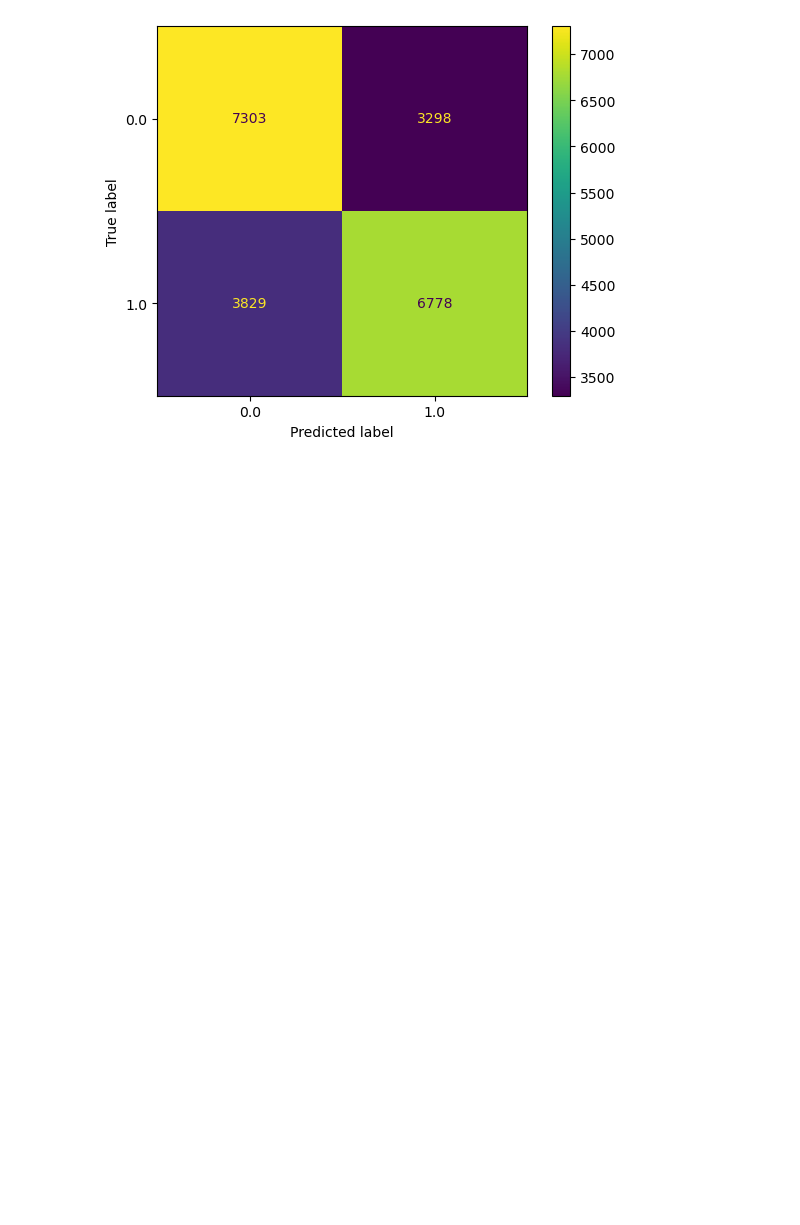
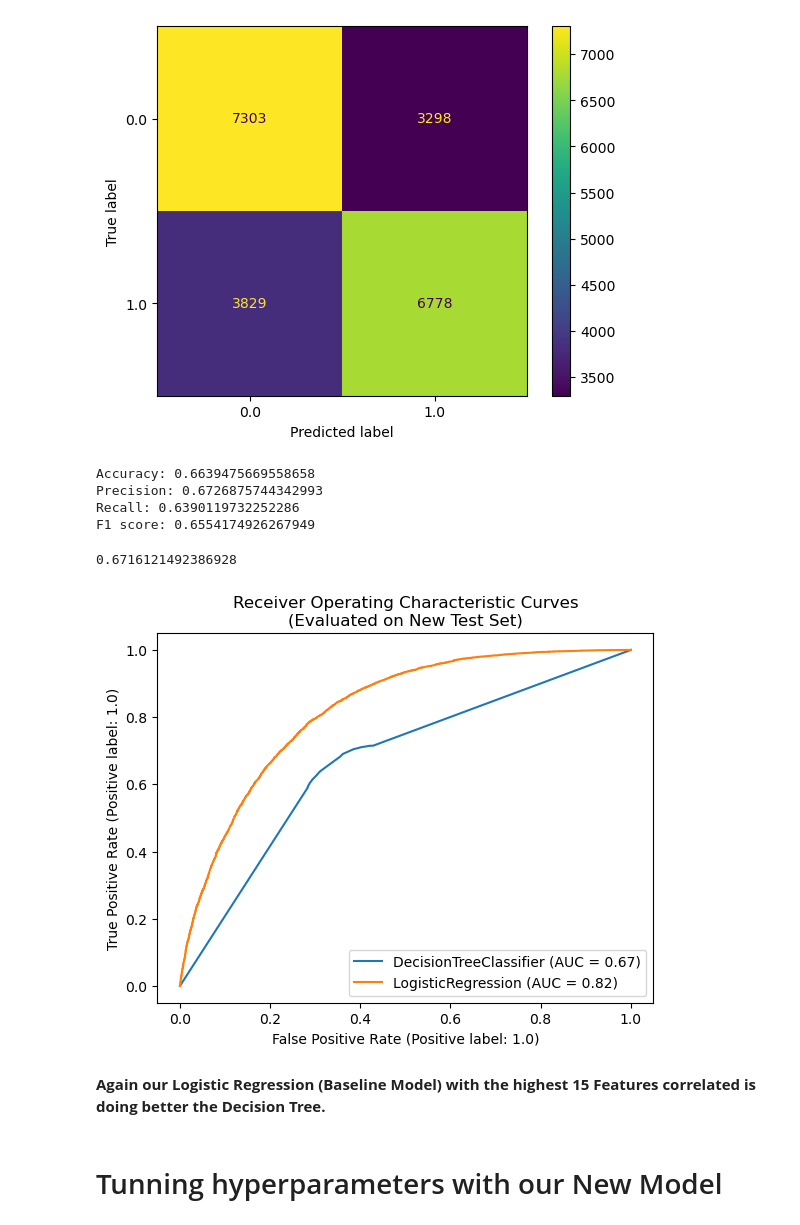
Before and after one commit to gloriapintado/Diabetes_Prediction, a Jupyter notebook: Final_notebook.ipynb, the cells around one changed output. Cells and saved outputs as stored; diff of their text form; code cells hidden in the pictures; blank space fills up the shorter version.

```diff
--- a/Final_notebook.ipynb
+++ b/Final_notebook.ipynb
@@ -577,3 +618,42 @@ DecisionTreeClassifier(random_state=42)
 ConfusionMatrixDisplay.from_estimator(new_Tree, new_X_test_scaled, new_y_test);
 # %% [output]
 [figure]
+# %%
+new_test_preds = new_Tree.predict(new_X_test_scaled)
+
+accuracy = accuracy_score(new_y_test, new_test_preds)
+precision = precision_score(new_y_test, new_test_preds)
+recall = recall_score(new_y_test, new_test_preds)
+f1 = f1_score(new_y_test, new_test_preds)
+
+print("Accuracy:", accuracy)
+print("Precision:", precision)
+print("Recall:", recall)
+print("F1 score:", f1)
+# %% [output]
+Accuracy: 0.6639475669558658
+Precision: 0.6726875744342993
+Recall: 0.6390119732252286
+F1 score: 0.6554174926267949
+# %%
+from sklearn.metrics import roc_auc_score
+from sklearn.metrics import roc_curve,RocCurveDisplay
+new_test_probas = new_Tree.predict_proba(new_X_test_scaled)[:,1]
+
+roc_auc_score(new_y_test, new_test_probas)
+# %% [output]
+0.6716121492386928
+# %%
+fig, ax = plt.subplots()
+
+RocCurveDisplay.from_estimator(new_Tree, new_X_test_scaled, new_y_test, ax=ax)
+RocCurveDisplay.from_estimator(new_logreg, new_X_test_scaled, new_y_test, ax=ax)
+
+plt.title("Receiver Operating Characteristic Curves\n(Evaluated on New Test Set)")
+plt.show()
+# %% [output]
+[figure, added]
+# %% [markdown]
+**Again our Logistic Regression (Baseline Model) with the highest 15 Features correlated is doing better the Decision Tree.**
+# %% [markdown]
+# Tunning hyperparameters with our New Model
```
Also changed, not shown: parts of 33 cells of this notebook.
